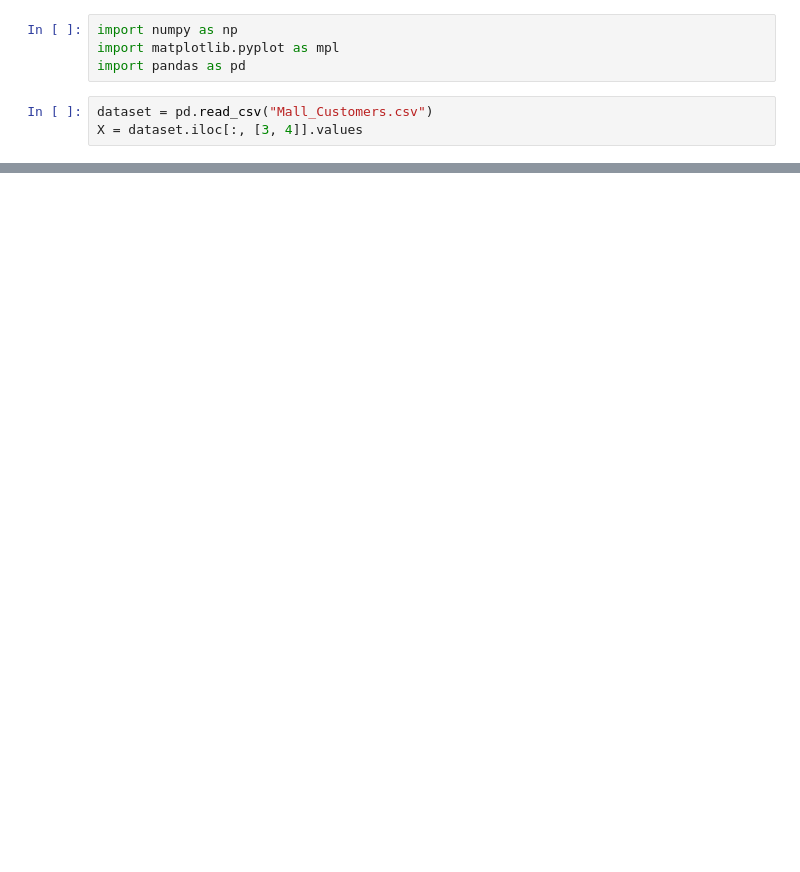
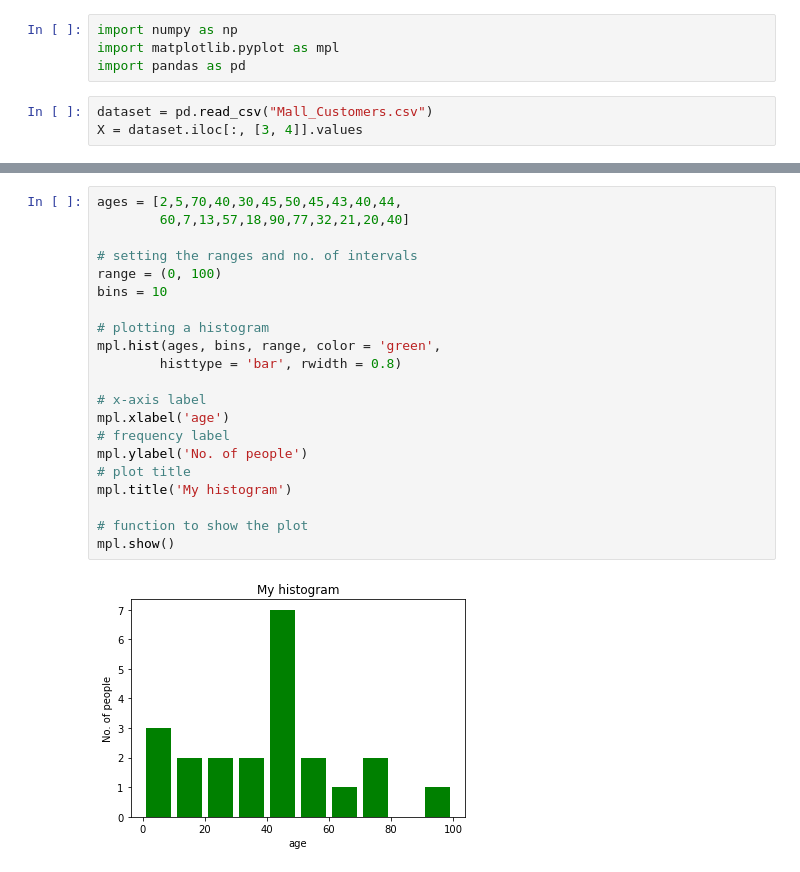
Before and after one commit to lukeshkolhe/DBSCAN-Algorithm, a Jupyter notebook: Visualisation.ipynb, the cells around one changed output, grey strips where cells are left out. Saved outputs shown, nothing was run; the diff lists cells and outputs as text; blank space fills up the shorter version.

```diff
--- a/Visualisation.ipynb
+++ b/Visualisation.ipynb
@@ -14,0 +16,23 @@ Text(0, 0.5, 'Spending sore')
+# %%
+ages = [2,5,70,40,30,45,50,45,43,40,44,
+        60,7,13,57,18,90,77,32,21,20,40]
+
+# setting the ranges and no. of intervals
+range = (0, 100)
+bins = 10
+
+# plotting a histogram
+mpl.hist(ages, bins, range, color = 'green',
+        histtype = 'bar', rwidth = 0.8)
+
+# x-axis label
+mpl.xlabel('age')
+# frequency label
+mpl.ylabel('No. of people')
+# plot title
+mpl.title('My histogram')
+
+# function to show the plot
+mpl.show()
+# %% [output]
+[figure, added]
```
Also changed, not shown: parts of 2 cells of this notebook.
